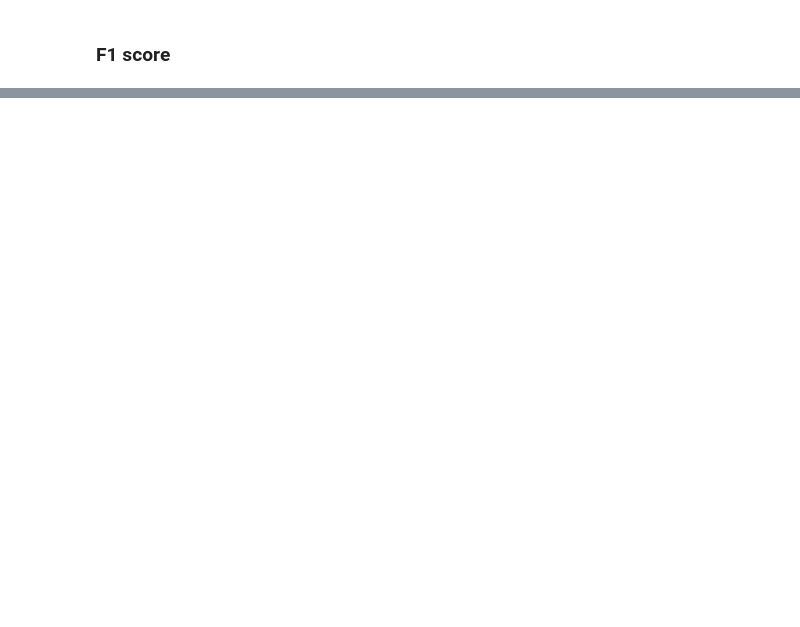
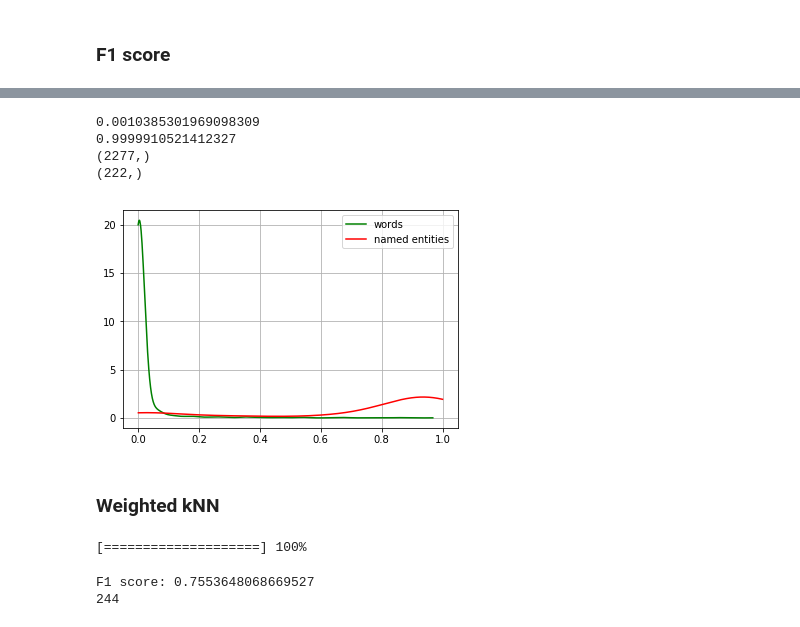
Before and after one commit to deeppavlov/fewshot_NER, a Jupyter notebook: notebooks/5-similarities_visualization_for_selected_ne_type.ipynb, the cells around one changed output, grey strips where cells are left out. Cells and saved outputs as stored; diff of their text form; code cells hidden in the pictures; blank space fills up the shorter version.

Commit message:
Tried SVM, weighted kNN, centroid NE + kNN words

```diff
--- a/notebooks/5-similarities_visualization_for_selected_ne_type.ipynb
+++ b/notebooks/5-similarities_visualization_for_selected_ne_type.ipynb
@@ -363,5 +365,5 @@ def calc_sim_to_ne_nearest(tokens: list, ne_support_embeddings: np.ndarray, embe
 # %% [markdown]
 ### Embedder initialization
 # %%
-embedder = CompositeEmbedder(use_elmo=True, elmo_scale=1, use_cap_feat=True, use_glove=True)
+embedder = CompositeEmbedder(use_elmo=True, elmo_scale=1, cap_scale=1, use_cap_feat=True, use_glove=True)
 # %% [output]
@@ -381,6 +383,6 @@ INFO:tensorflow:Initialize variable module_3/bilm/CNN/W_cnn_3:0 from checkpoint
 # %% [markdown]
 ### Calculate NE centroid for support examples
 # %%
-ne_prototype, _, _, ne_support_embeddings = calc_ne_centroid_vec(tokens_train, tags_train, embedder=embedder)
+ne_prototype, _, embeddings_support, ne_support_embeddings = calc_ne_centroid_vec(tokens_train, tags_train, embedder=embedder)
 print(ne_support_embeddings.shape)
 # %% [output]
@@ -587,0 +723,25 @@ print(np.sum(np.array([1 if t == 'T' else 0 for seq in tags_test for t in seq]))
+# %%
+from sklearn.svm import SVC
+X_train = embeddings2feat_mat(embeddings_support, get_tokens_len(tokens_train))
+y_train = np.array([1 if t == 'T' else 0 for seq in tags_train for t in seq])
+# print(np.bincount(y_train))
+n_ne = sum(y_train)
+n_words = y_train.size - sum(y_train)
+n_tokens = n_ne + n_words
+weights = [n_tokens/(2*n_ne) if label == 1 else n_tokens/(2*n_words) for label in y_train]
+print(n_ne)
+print(n_words)
+# print(np.unique(weights))
+clf = SVC(probability=True, kernel='rbf')
+clf.fit(X_train, y_train, weights)
+X_test = embeddings2feat_mat(embeddings_test, get_tokens_len(tokens_test))
+y_test = np.array([1 if t == 'T' else 0 for seq in tags_test for t in seq])
+pred = clf.predict(X_test)
+print(sum(pred))
+print(clf.score(X_test, y_test))
+print('F1 score: {}'.format(f1_score(y_test, pred)))
+# print(clf.decision_function(X_test))
+# print(np.min(clf.decision_function(X_test)))
+# print(np.max(clf.decision_function(X_test)))
+sim_list = clf.predict_proba(X_test)[:,1]
+print(np.max(sim_list))
@@ -587,0 +787,23 @@ print(np.sum(np.array([1 if t == 'T' else 0 for seq in tags_test for t in seq]))
+# %%
+sim_words = sim_list[y_test == 0]
+sim_ne = sim_list[y_test == 1]
+print(np.min(sim_ne))
+print(np.max(sim_ne))
+print(sim_words.shape)
+print(sim_ne.shape)
+kde_words = gaussian_kde(sim_words)
+dist_space_words = linspace( min(sim_words), max(sim_words), 1000 )
+kde_ne = gaussian_kde(sim_ne)
+dist_space_ne = linspace( min(sim_ne), max(sim_ne), 1000 )
+plt.plot( dist_space_words, kde_words(dist_space_words), color='green', label='words' )
+plt.plot( dist_space_ne, kde_ne(dist_space_ne), color='red',  label='named entities' )
+plt.legend(loc='upper right')
+plt.grid()
+# %% [output]
+0.0010385301969098309
+0.9999910521412327
+(2277,)
+(222,)
+[figure, added]
+# %% [markdown]
+### Weighted kNN
@@ -587,0 +862,10 @@ print(np.sum(np.array([1 if t == 'T' else 0 for seq in tags_test for t in seq]))
+# %%
+pred, probas = calc_weighted_kNN(X_train, y_train, X_test, y_test=None, k=1, metric='dot_prod', use_class_weights=False, use_sim_weights=True)
+# %% [output]
+[====================] 100%
+# %%
+print('F1 score: {}'.format(f1_score(y_test, pred)))
+print(np.sum(pred))
+# %% [output]
+F1 score: 0.7553648068669527
+244
```
Also changed, not shown: parts of 34 cells of this notebook.
